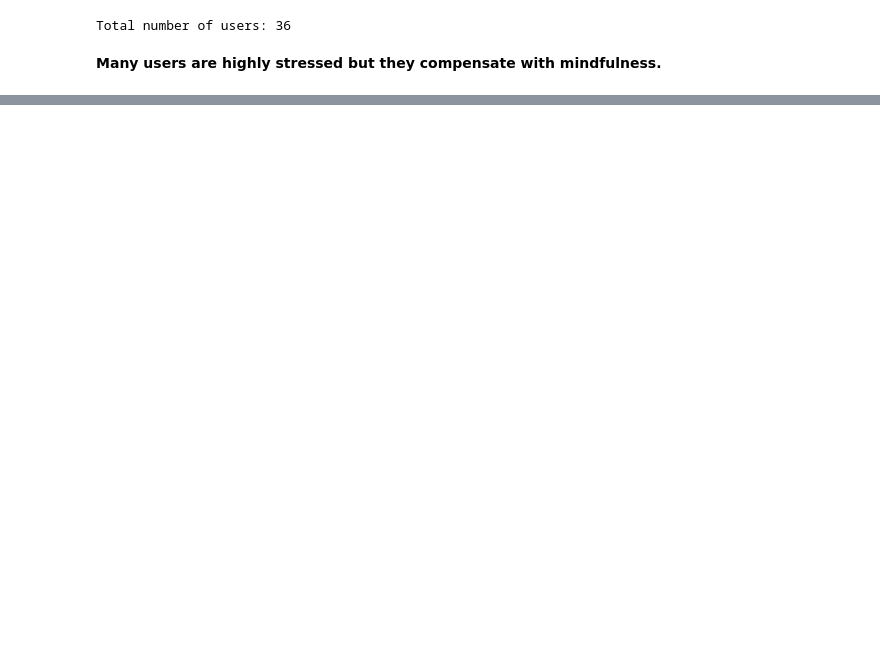
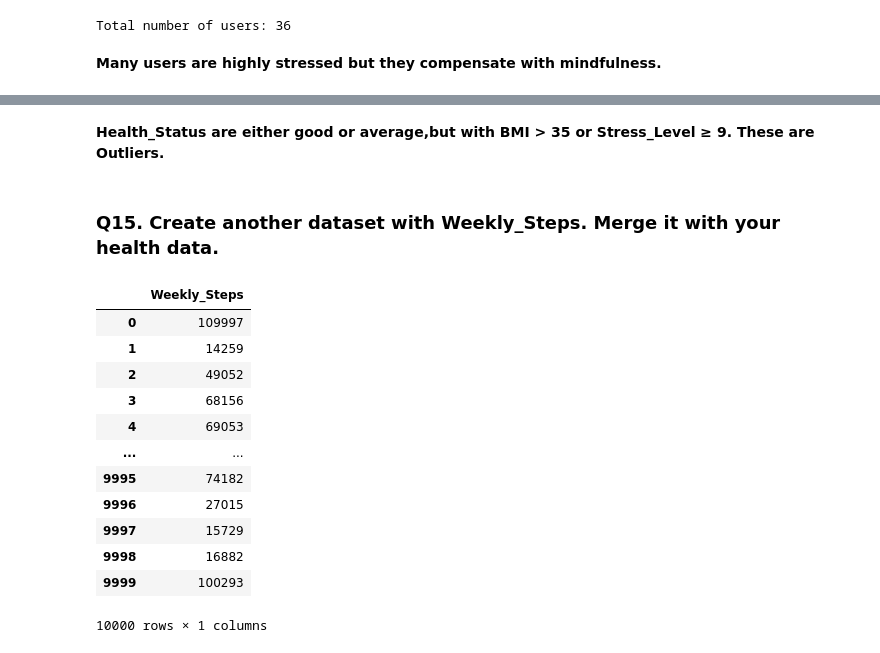
Before and after one commit to saraa-sunny/python-practice-notebooks, a Jupyter notebook: python_practice_notebook1.ipynb, the cells around one changed output, grey strips where cells are left out. Saved outputs shown, nothing was run; the diff lists cells and outputs as text; code cells hidden in the pictures; blank space fills up the shorter version.

```diff
--- a/python_practice_notebook1.ipynb
+++ b/python_practice_notebook1.ipynb
@@ -192,0 +368,24 @@ Total number of users: 36
+# %% [markdown]
+**Health_Status are either good or average,but with BMI > 35 or Stress_Level ≥ 9. These are Outliers.**
+# %% [markdown]
+### Q15. Create another dataset with Weekly_Steps. Merge it with your health data.
+# %%
+# create a dataframe with Weekly_Steps
+weekly_steps = pd.DataFrame({
+    'Weekly_Steps': np.random.randint(10000, 120000, size=len(df))
+})
+weekly_steps
+# %% [output]
+|  | Weekly_Steps |
+| 0 | 109997 |
+| 1 | 14259 |
+| 2 | 49052 |
+| 3 | 68156 |
+| 4 | 69053 |
+| ... | ... |
+| 9995 | 74182 |
+| 9996 | 27015 |
+| 9997 | 15729 |
+| 9998 | 16882 |
+| 9999 | 100293 |
+10000 rows × 1 columns
```
Also changed, not shown: parts of 22 cells of this notebook, 1 other file.
